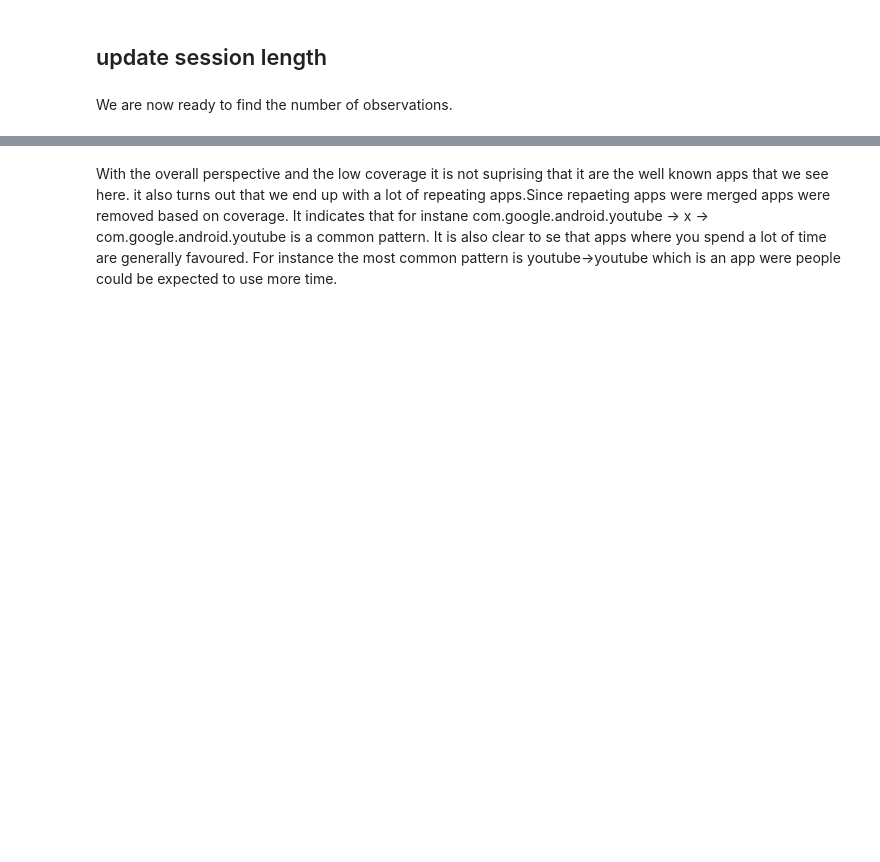
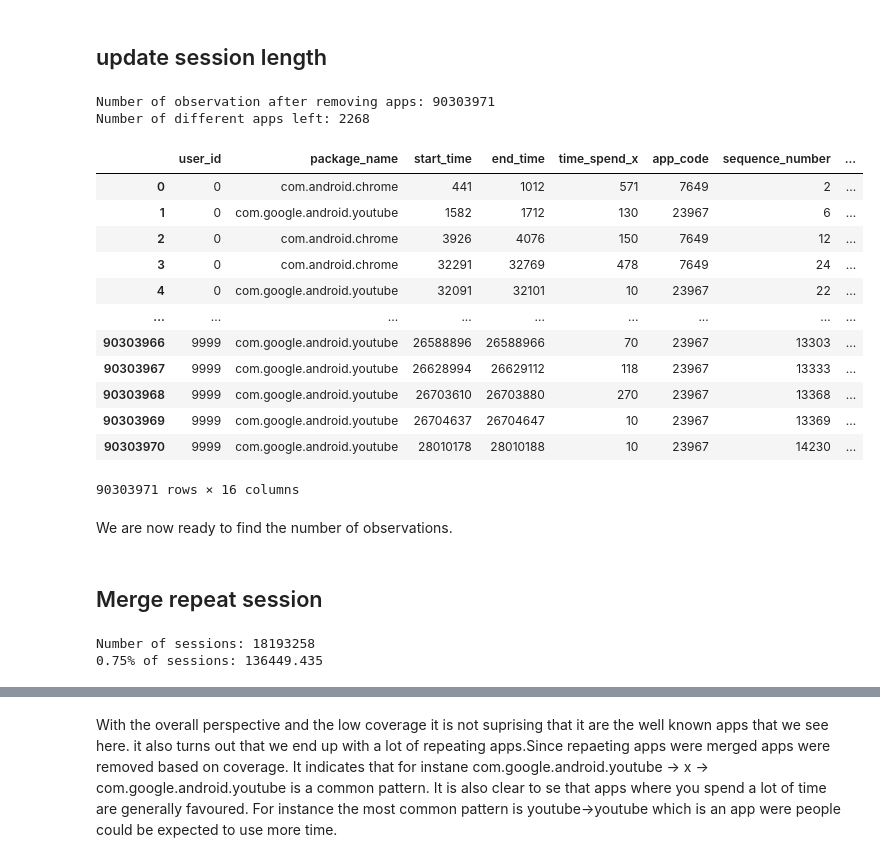
Before and after one commit to ClaraAndersen/motifs_and_competition_in_app_usage, a Jupyter notebook: removing_apps_based_on_coverage1.ipynb, the cells around one changed output, grey strips where cells are left out. Cells and saved outputs as stored; diff of their text form; code cells hidden in the pictures; blank space fills up the shorter version.

```diff
--- a/removing_apps_based_on_coverage1.ipynb
+++ b/removing_apps_based_on_coverage1.ipynb
@@ -27,7 +27,10 @@ data=pd.read_csv("sorted_coded_session_293s_merged.csv")
 # %% [markdown]
 # keep coverage of data
 # %%
-cumulated_time_spend=data.groupby(["user_id","app_code"]).agg({'time_spend':'sum'})['time_spend'].groupby('user_id', group_keys=False).apply(lambda x: x.sort_values(ascending=False).cumsum()).reset_index()
+cumulated_time_spend=data.groupby(["user_id","app_code"])\
+                    .agg({'time_spend':'sum'})['time_spend']\
+                    .groupby('user_id', group_keys=False)\
+                    .apply(lambda x: x.sort_values(ascending=False).cumsum()).reset_index()
 # %%
 total_time_spend=data.groupby('user_id').time_spend.sum()
 # %%
@@ -59,2 +83,26 @@ data_coverage=data_coverage.merge(data_coverage.groupby(['user_id','session'])\
+# %%
+print("Number of observation after removing apps:",data_coverage.shape[0])
+print("Number of different apps left:",data_coverage.app_code.nunique())
+# %% [output]
+Number of observation after removing apps: 90303971
+Number of different apps left: 2268
+# %%
+data_coverage
+# %% [output]
+|  | user_id | package_name | start_time | end_time | time_spend_x | app_code | sequence_number | ... |
+| 0 | 0 | com.android.chrome | 441 | 1012 | 571 | 7649 | 2 | ... |
+| 1 | 0 | com.google.android.youtube | 1582 | 1712 | 130 | 23967 | 6 | ... |
+| 2 | 0 | com.android.chrome | 3926 | 4076 | 150 | 7649 | 12 | ... |
+| 3 | 0 | com.android.chrome | 32291 | 32769 | 478 | 7649 | 24 | ... |
+| 4 | 0 | com.google.android.youtube | 32091 | 32101 | 10 | 23967 | 22 | ... |
+| ... | ... | ... | ... | ... | ... | ... | ... | ... |
+| 90303966 | 9999 | com.google.android.youtube | 26588896 | 26588966 | 70 | 23967 | 13303 | ... |
+| 90303967 | 9999 | com.google.android.youtube | 26628994 | 26629112 | 118 | 23967 | 13333 | ... |
+| 90303968 | 9999 | com.google.android.youtube | 26703610 | 26703880 | 270 | 23967 | 13368 | ... |
+| 90303969 | 9999 | com.google.android.youtube | 26704637 | 26704647 | 10 | 23967 | 13369 | ... |
+| 90303970 | 9999 | com.google.android.youtube | 28010178 | 28010188 | 10 | 23967 | 14230 | ... |
+90303971 rows × 16 columns
 # %% [markdown]
 We are now ready to find the number of observations.
+# %% [markdown]
+## Merge repeat session
@@ -60,0 +113,6 @@ We are now ready to find the number of observations.
+# %%
+print("Number of sessions:",user_corpus_70.shape[0])
+print("0.75% of sessions:",user_corpus_70.shape[0]/100*0.75)
+# %% [output]
+Number of sessions: 18193258
+0.75% of sessions: 136449.435
```
Also changed, not shown: parts of 32 cells of this notebook.
